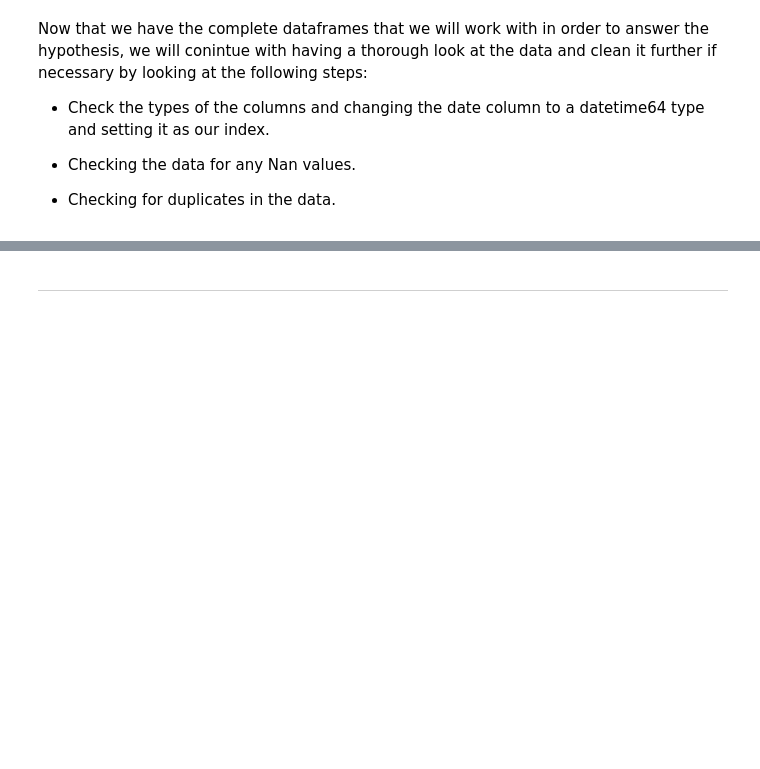
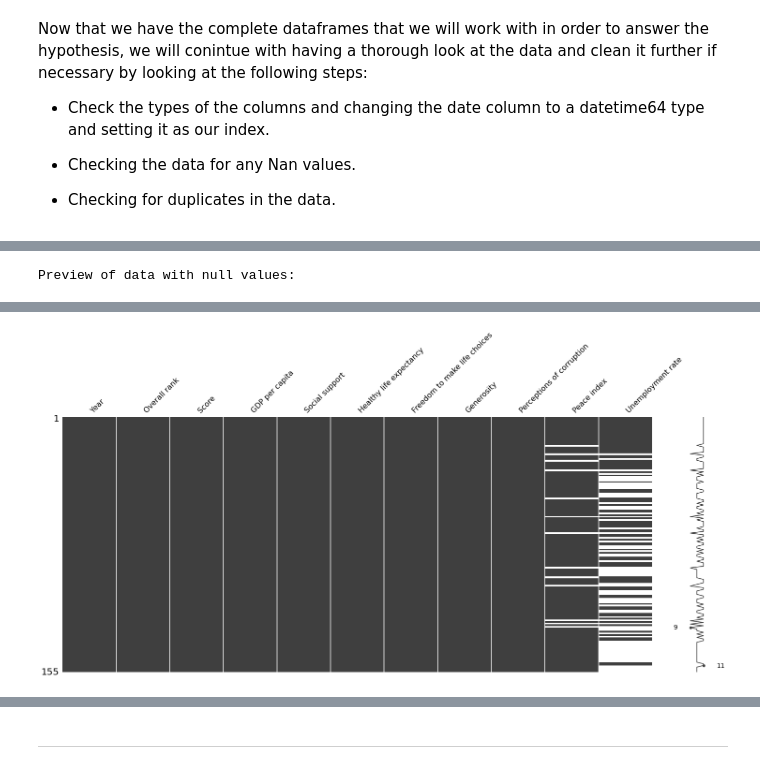
Before and after one commit to RoxannaW/Project_world_happiness, a Jupyter notebook: src/main.ipynb, the cells around one changed output, grey strips where cells are left out. Saved outputs shown, nothing was run; the diff lists cells and outputs as text; code cells hidden in the pictures; blank space fills up the shorter version.

```diff
--- a/src/main.ipynb
+++ b/src/main.ipynb
@@ -363,0 +442,4 @@ Now that we have the complete dataframes that we will work with in order to answ
+# %%
+none_values(df=complete_data_2017)
+# %% [output]
+Preview of data with null values:
@@ -363,0 +451 @@ Now that we have the complete dataframes that we will work with in order to answ
+[figure, added]
```
Also changed, not shown: parts of 51 cells of this notebook, 2 other files.
